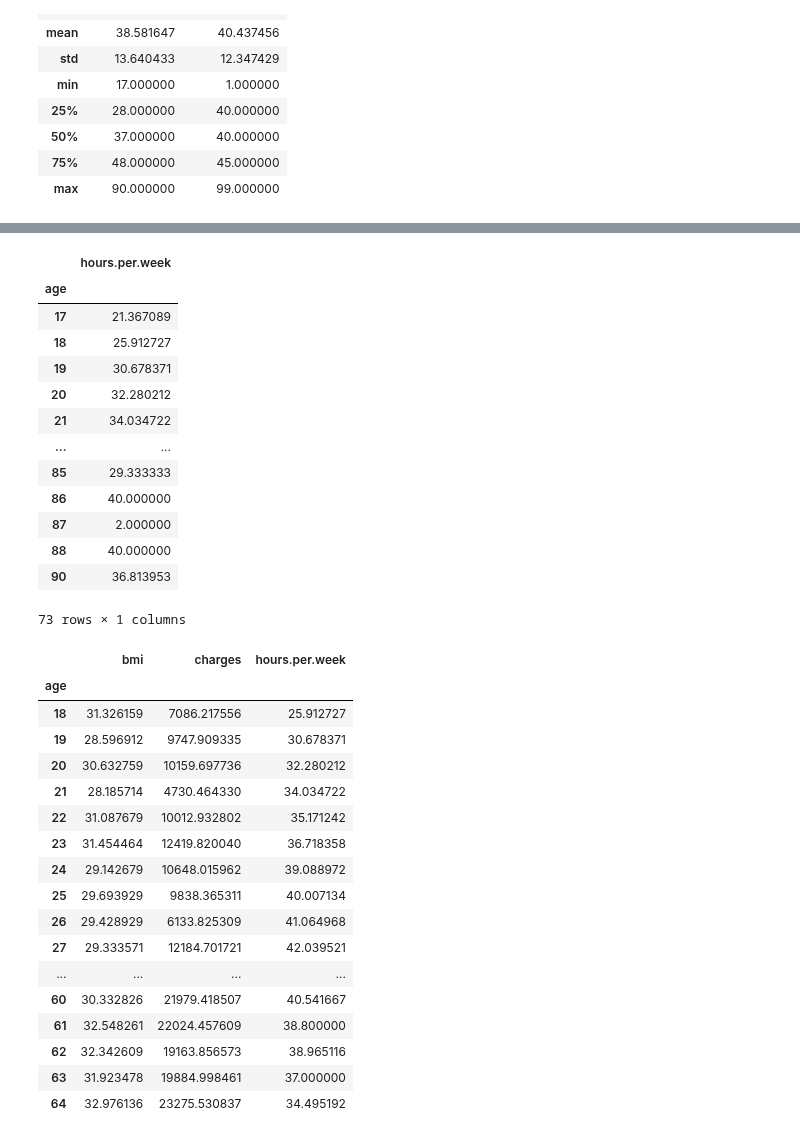
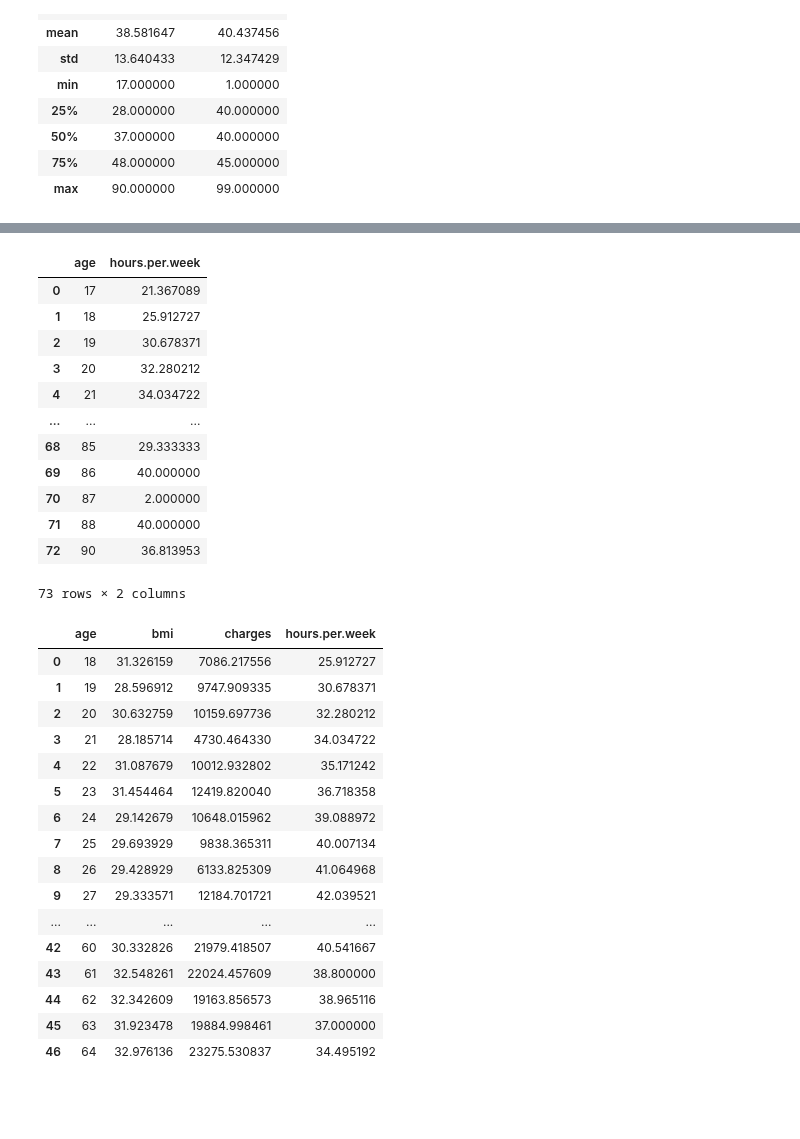
Before and after one commit to ubco-W2022T2-data301/project-group-group08, a Jupyter notebook: analysis/analysis2.ipynb, the cells around one changed output, grey strips where cells are left out. Saved outputs shown, nothing was run; the diff lists cells and outputs as text; code cells hidden in the pictures; blank space fills up the shorter version.

```diff
--- a/analysis/analysis2.ipynb
+++ b/analysis/analysis2.ipynb
@@ -109,6 +78,6 @@ income_filtered.describe()
 | 75% | 48.000000 | 45.000000 |
 | max | 90.000000 | 99.000000 |
 # %%
-healthByAge = health_filtered.groupby(health_filtered['age']).mean()
+healthByAge = health_filtered.groupby(health_filtered['age'], as_index=False).mean()
 healthByAge
 # %% [output]
@@ -133,39 +101,38 @@ healthByAge
 # %%
-hoursByAge = income_filtered.groupby(income_filtered['age']).mean()
+hoursByAge = income_filtered.groupby(income_filtered['age'], as_index=False).mean()
 hoursByAge
 # %% [output]
-|  | hours.per.week |
-| age |  |
-| 17 | 21.367089 |
-| 18 | 25.912727 |
-| 19 | 30.678371 |
-| 20 | 32.280212 |
-| 21 | 34.034722 |
-| ... | ... |
-| 85 | 29.333333 |
-| 86 | 40.000000 |
-| 87 | 2.000000 |
-| 88 | 40.000000 |
-| 90 | 36.813953 |
+|  | age | hours.per.week |
+| 0 | 17 | 21.367089 |
+| 1 | 18 | 25.912727 |
+| 2 | 19 | 30.678371 |
+| 3 | 20 | 32.280212 |
+| 4 | 21 | 34.034722 |
+| ... | ... | ... |
+| 68 | 85 | 29.333333 |
+| 69 | 86 | 40.000000 |
+| 70 | 87 | 2.000000 |
+| 71 | 88 | 40.000000 |
+| 72 | 90 | 36.813953 |
-73 rows × 1 columns
+73 rows × 2 columns
 # %%
-pd.merge(healthByAge, hoursByAge, how='inner', on='age')
+RQ1 = pd.merge(healthByAge, hoursByAge, how='inner', on='age')
+RQ1
 # %% [output]
-|  | bmi | charges | hours.per.week |
-| age |  |  |  |
-| 18 | 31.326159 | 7086.217556 | 25.912727 |
-| 19 | 28.596912 | 9747.909335 | 30.678371 |
-| 20 | 30.632759 | 10159.697736 | 32.280212 |
-| 21 | 28.185714 | 4730.464330 | 34.034722 |
-| 22 | 31.087679 | 10012.932802 | 35.171242 |
-| 23 | 31.454464 | 12419.820040 | 36.718358 |
-| 24 | 29.142679 | 10648.015962 | 39.088972 |
-| 25 | 29.693929 | 9838.365311 | 40.007134 |
-| 26 | 29.428929 | 6133.825309 | 41.064968 |
-| 27 | 29.333571 | 12184.701721 | 42.039521 |
-| ... | ... | ... | ... |
-| 60 | 30.332826 | 21979.418507 | 40.541667 |
-| 61 | 32.548261 | 22024.457609 | 38.800000 |
-| 62 | 32.342609 | 19163.856573 | 38.965116 |
-| 63 | 31.923478 | 19884.998461 | 37.000000 |
-| 64 | 32.976136 | 23275.530837 | 34.495192 |
+|  | age | bmi | charges | hours.per.week |
+| 0 | 18 | 31.326159 | 7086.217556 | 25.912727 |
+| 1 | 19 | 28.596912 | 9747.909335 | 30.678371 |
+| 2 | 20 | 30.632759 | 10159.697736 | 32.280212 |
+| 3 | 21 | 28.185714 | 4730.464330 | 34.034722 |
+| 4 | 22 | 31.087679 | 10012.932802 | 35.171242 |
+| 5 | 23 | 31.454464 | 12419.820040 | 36.718358 |
+| 6 | 24 | 29.142679 | 10648.015962 | 39.088972 |
+| 7 | 25 | 29.693929 | 9838.365311 | 40.007134 |
+| 8 | 26 | 29.428929 | 6133.825309 | 41.064968 |
+| 9 | 27 | 29.333571 | 12184.701721 | 42.039521 |
+| ... | ... | ... | ... | ... |
+| 42 | 60 | 30.332826 | 21979.418507 | 40.541667 |
+| 43 | 61 | 32.548261 | 22024.457609 | 38.800000 |
+| 44 | 62 | 32.342609 | 19163.856573 | 38.965116 |
+| 45 | 63 | 31.923478 | 19884.998461 | 37.000000 |
+| 46 | 64 | 32.976136 | 23275.530837 | 34.495192 |
```
Also changed, not shown: parts of 12 cells of this notebook.
